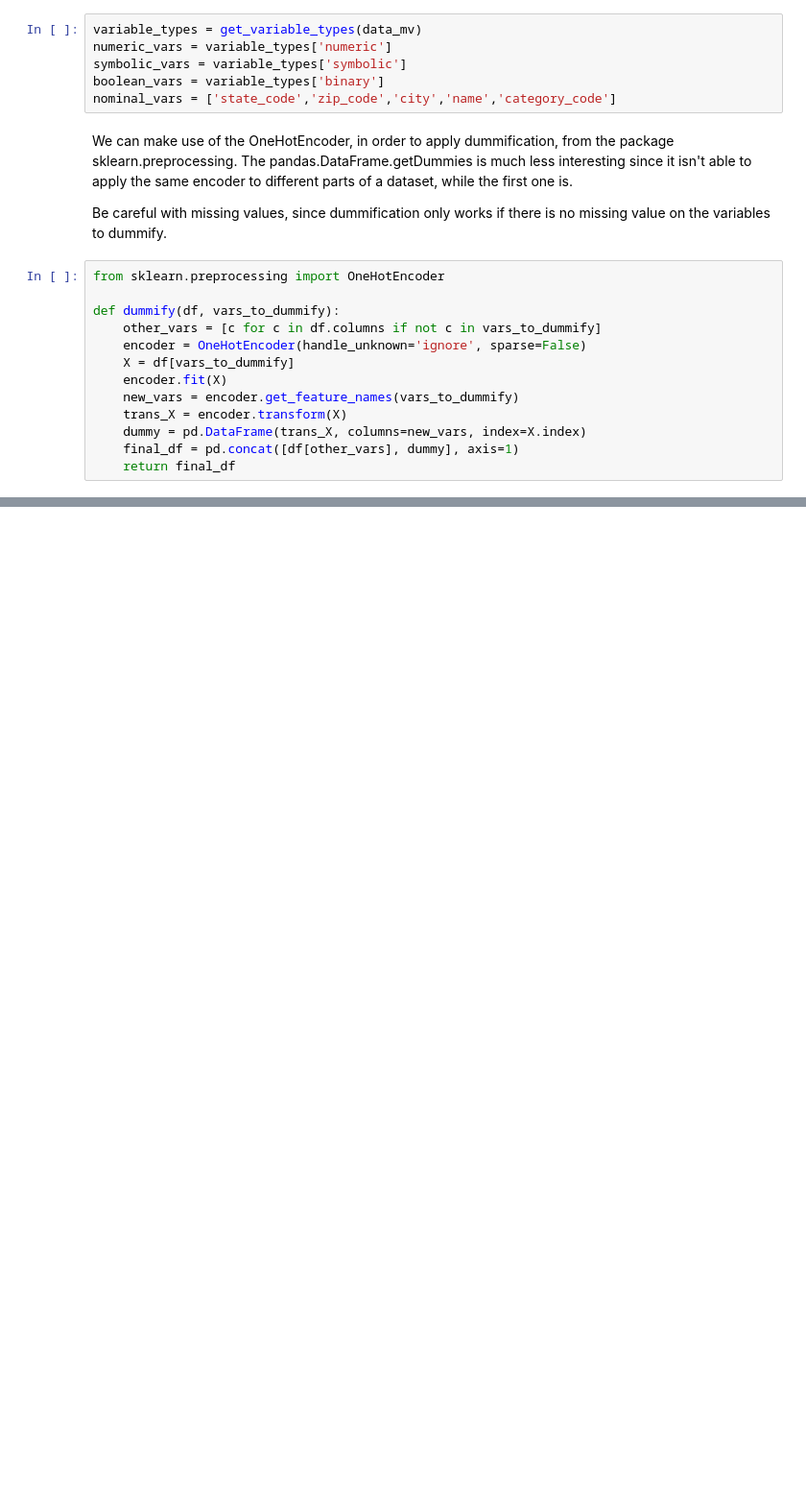
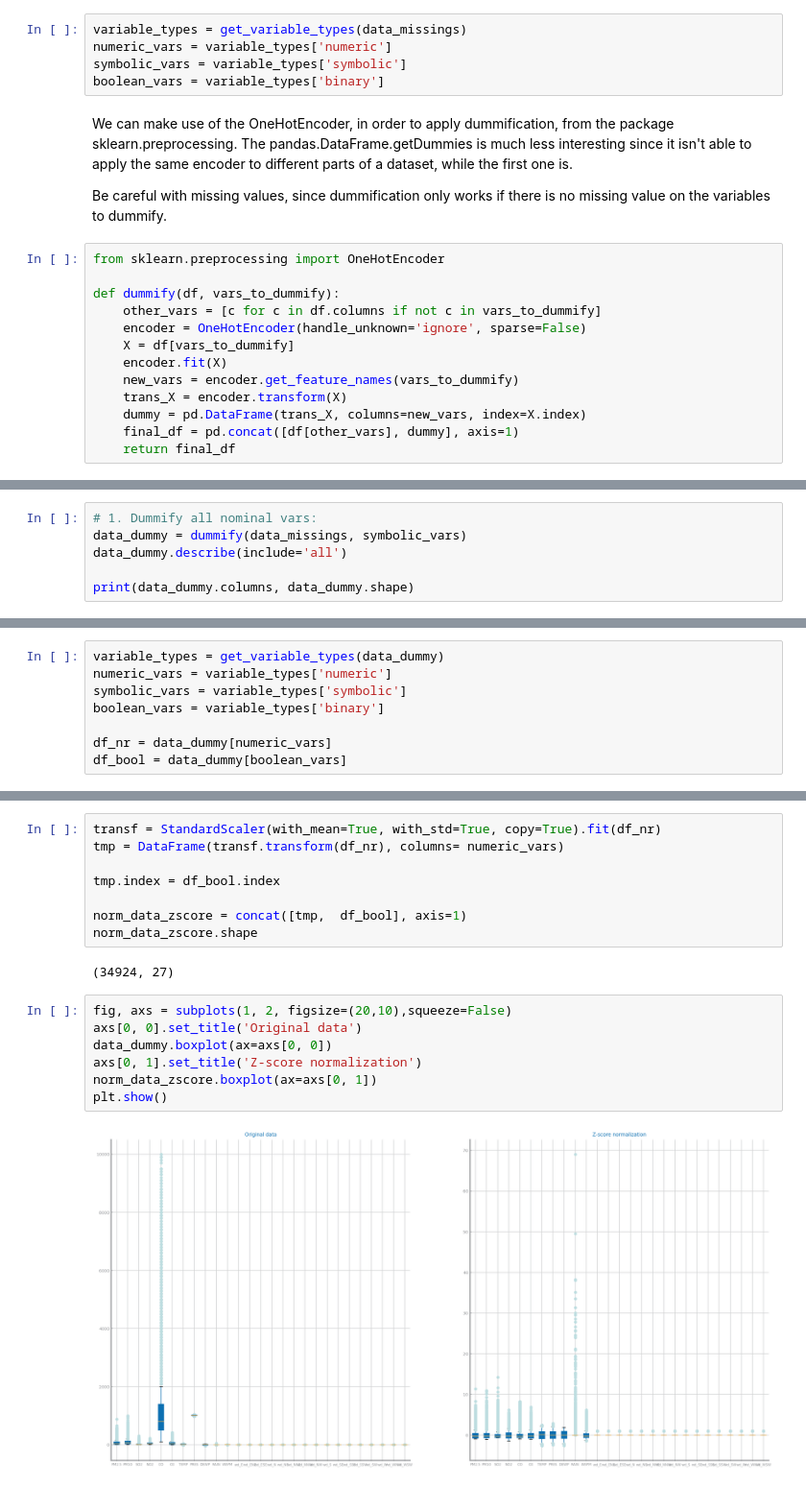
Before and after one commit to mifig/03_DataScience_SeriesTemporais, a Jupyter notebook: 02_china_polution/02_scripts/p02_data_preparation.ipynb, the cells around one changed output, grey strips where cells are left out. Shown at 96% size. Cells and saved outputs as stored; diff of their text form; blank space fills up the shorter version.

Commit message:
data preparation done for both datasets

```diff
--- a/02_china_polution/02_scripts/p02_data_preparation.ipynb
+++ b/02_china_polution/02_scripts/p02_data_preparation.ipynb
@@ -114,11 +83,10 @@ DO ONLY FOR NOMINAL SYMBOLIC VARIABLES
 1. Dummify all nominal vars;
 2. Drop nominal vars and keep the treated dummified nominal vars (which keeps the higher observed values of each variable and creates a column for the other_observed_values).
 # %%
-variable_types = get_variable_types(data_mv)
+variable_types = get_variable_types(data_missings)
 numeric_vars = variable_types['numeric']
 symbolic_vars = variable_types['symbolic']
 boolean_vars = variable_types['binary']
-nominal_vars = ['state_code','zip_code','city','name','category_code']
 # %% [markdown]
 We can make use of the OneHotEncoder, in order to apply dummification, from the package sklearn.preprocessing. The pandas.DataFrame.getDummies is much less interesting since it isn't able to apply the same encoder to different parts of a dataset, while the first one is.
 
@@ -581,0 +107,6 @@ data_out_test.to_csv(project_path + prepared_out_data_file_test, index=False)
+# %%
+# 1. Dummify all nominal vars:
+data_dummy = dummify(data_missings, symbolic_vars)
+data_dummy.describe(include='all')
+
+print(data_dummy.columns, data_dummy.shape)
@@ -581,0 +123,8 @@ data_out_test.to_csv(project_path + prepared_out_data_file_test, index=False)
+# %%
+variable_types = get_variable_types(data_dummy)
+numeric_vars = variable_types['numeric']
+symbolic_vars = variable_types['symbolic']
+boolean_vars = variable_types['binary']
+
+df_nr = data_dummy[numeric_vars]
+df_bool = data_dummy[boolean_vars]
@@ -581,0 +135,19 @@ data_out_test.to_csv(project_path + prepared_out_data_file_test, index=False)
+# %%
+transf = StandardScaler(with_mean=True, with_std=True, copy=True).fit(df_nr)
+tmp = DataFrame(transf.transform(df_nr), columns= numeric_vars)
+
+tmp.index = df_bool.index
+
+norm_data_zscore = concat([tmp,  df_bool], axis=1)
+norm_data_zscore.shape
+# %% [output]
+(34924, 27)
+# %%
+fig, axs = subplots(1, 2, figsize=(20,10),squeeze=False)
+axs[0, 0].set_title('Original data')
+data_dummy.boxplot(ax=axs[0, 0])
+axs[0, 1].set_title('Z-score normalization')
+norm_data_zscore.boxplot(ax=axs[0, 1])
+plt.show()
+# %% [output]
+[figure, added]
```
Also changed, not shown: parts of 76 cells of this notebook, 8 other files.
